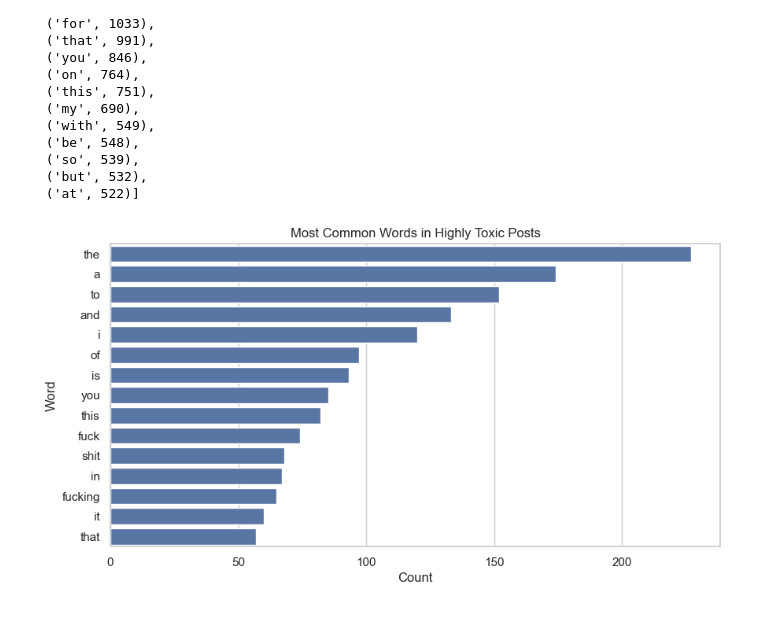
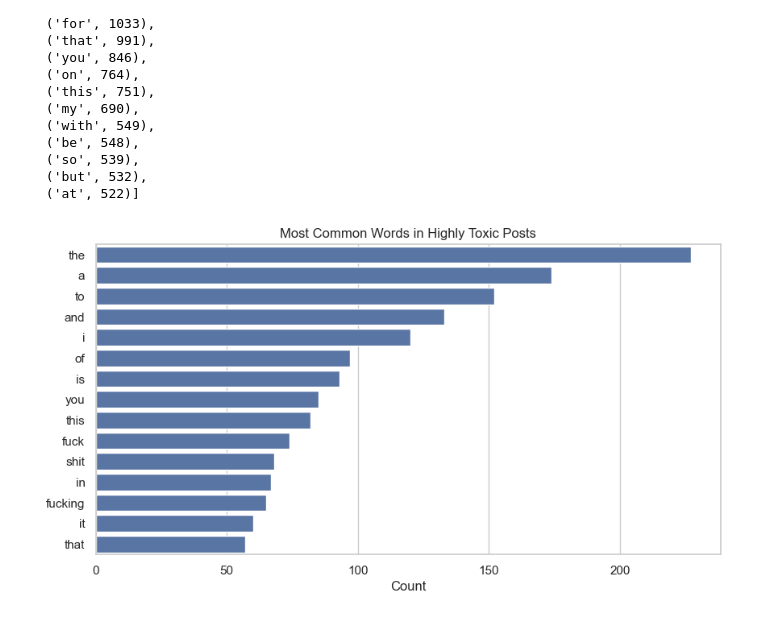
Before and after one commit to pnr3kr/bluesky_toxicity, a Jupyter notebook: scripts/toxicity_analysis.ipynb, the cells around one changed output. Cells and saved outputs as stored; diff of their text form; code cells hidden in the pictures.

```diff
--- a/scripts/toxicity_analysis.ipynb
+++ b/scripts/toxicity_analysis.ipynb
@@ -12,9 +12,11 @@ import seaborn as sns
 sns.set(style="whitegrid")
 plt.rcParams["figure.figsize"] = (10, 5)
 
-DB_PATH = "../data/bluesky.duckdb"
+# Ensure plots directory exists
+save_dir = "../plots"
+os.makedirs(save_dir, exist_ok=True)
 # %%
-con = duckdb.connect(DB_PATH)
+con = duckdb.connect("../data/bluesky.duckdb", read_only=True)
 con
 # %% [output]
 <_duckdb.DuckDBPyConnection at 0x...>
@@ -348,10 +348,12 @@ counter_low.most_common(20)
 # %%
 top_words = pd.DataFrame(counter.most_common(15), columns=["word", "count"])
 
 sns.barplot(data=top_words, x="count", y="word")
 plt.title("Most Common Words in Highly Toxic Posts")
+plt.ylabel("")
 plt.xlabel("Count")
-plt.ylabel("Word")
+save_path = os.path.join(save_dir, "most_common_toxic_words_barplot.png")
+plt.savefig(save_path, dpi=300, bbox_inches="tight")
 plt.show()
 # %% [output]
-[figure, old version]
+[figure, new version]
```
Also changed, not shown: parts of 8 cells of this notebook, 9 other files.
